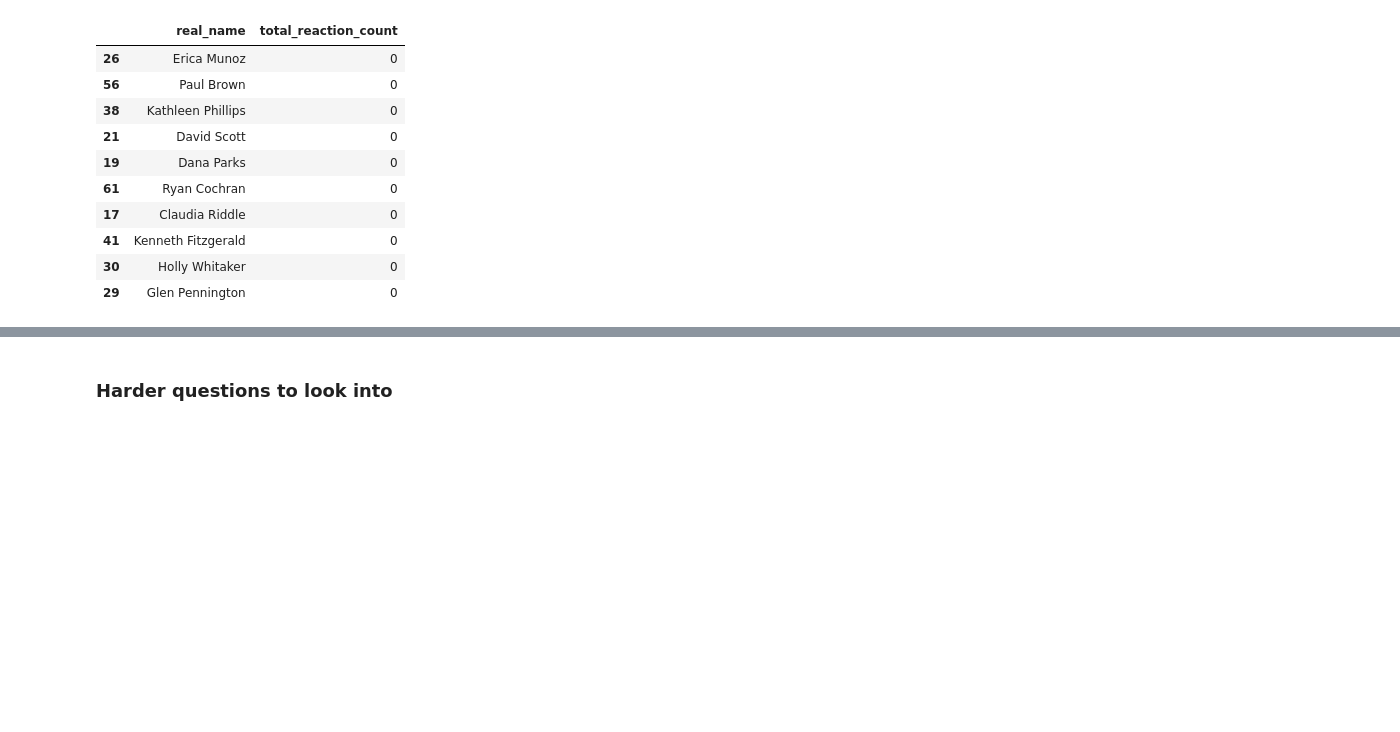
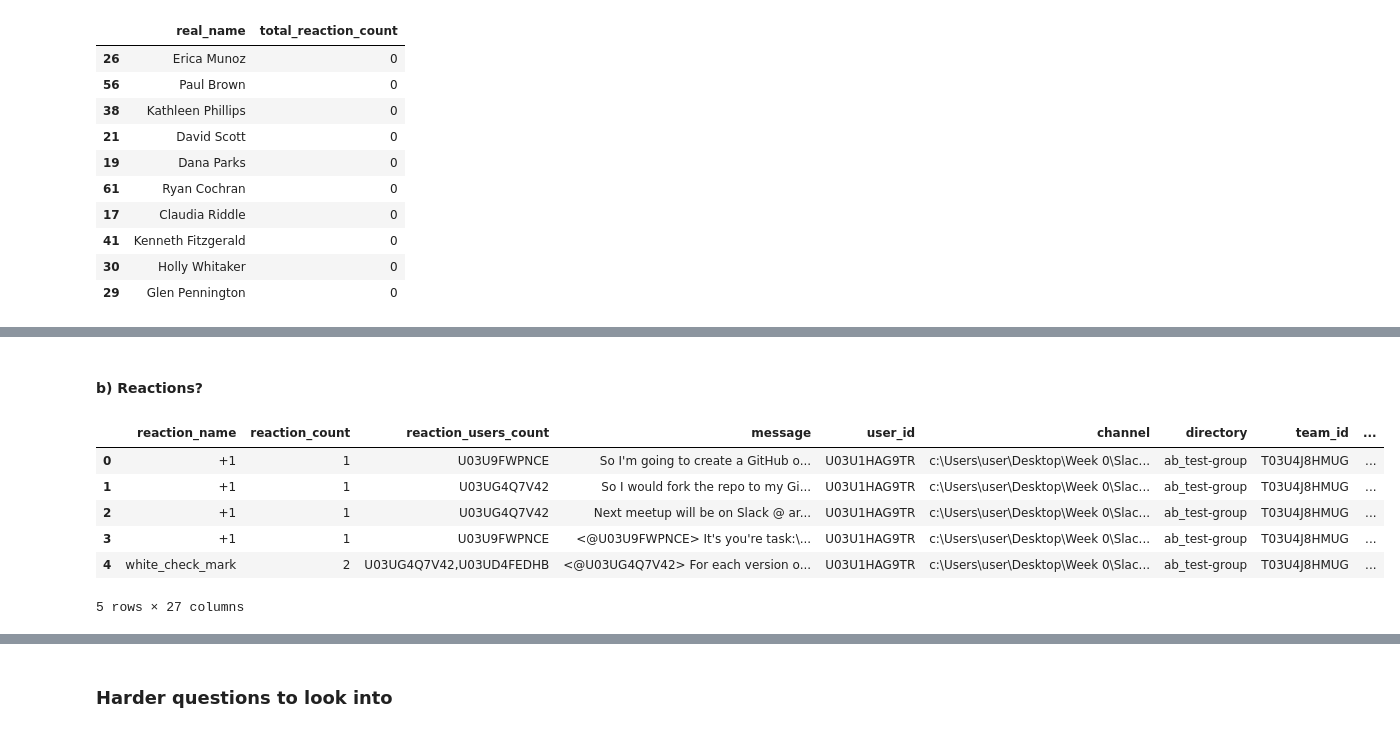
Before and after one commit to bkaggle/Slack_message_analysis, a Jupyter notebook: notebooks/parse_slack_data.ipynb, the cells around one changed output, grey strips where cells are left out. Saved outputs shown, nothing was run; the diff lists cells and outputs as text; code cells hidden in the pictures; blank space fills up the shorter version.

```diff
--- a/notebooks/parse_slack_data.ipynb
+++ b/notebooks/parse_slack_data.ipynb
@@ -353,0 +378,12 @@ sorted_by_reaction_count.head(10)
+# %% [markdown]
+#### b) Reactions?
+# %%
+merged_df.head(5)
+# %% [output]
+|  | reaction_name | reaction_count | reaction_users_count | message | user_id | channel | directory | team_id | ... |
+| 0 | +1 | 1 | U03U9FWPNCE | So I'm going to create a GitHub o... | U03U1HAG9TR | c:\Users\user\Desktop\Week 0\Slac... | ab_test-group | T03U4J8HMUG | ... |
+| 1 | +1 | 1 | U03UG4Q7V42 | So I would fork the repo to my Gi... | U03U1HAG9TR | c:\Users\user\Desktop\Week 0\Slac... | ab_test-group | T03U4J8HMUG | ... |
+| 2 | +1 | 1 | U03UG4Q7V42 | Next meetup will be on Slack @ ar... | U03U1HAG9TR | c:\Users\user\Desktop\Week 0\Slac... | ab_test-group | T03U4J8HMUG | ... |
+| 3 | +1 | 1 | U03U9FWPNCE | <@U03U9FWPNCE> It's you're task:\... | U03U1HAG9TR | c:\Users\user\Desktop\Week 0\Slac... | ab_test-group | T03U4J8HMUG | ... |
+| 4 | white_check_mark | 2 | U03UG4Q7V42,U03UD4FEDHB | <@U03UG4Q7V42> For each version o... | U03U1HAG9TR | c:\Users\user\Desktop\Week 0\Slac... | ab_test-group | T03U4J8HMUG | ... |
+5 rows × 27 columns
```
Also changed, not shown: parts of 15 cells of this notebook.
